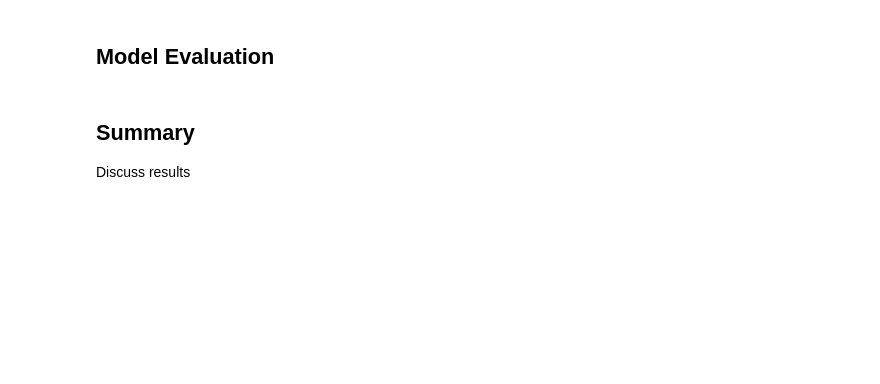
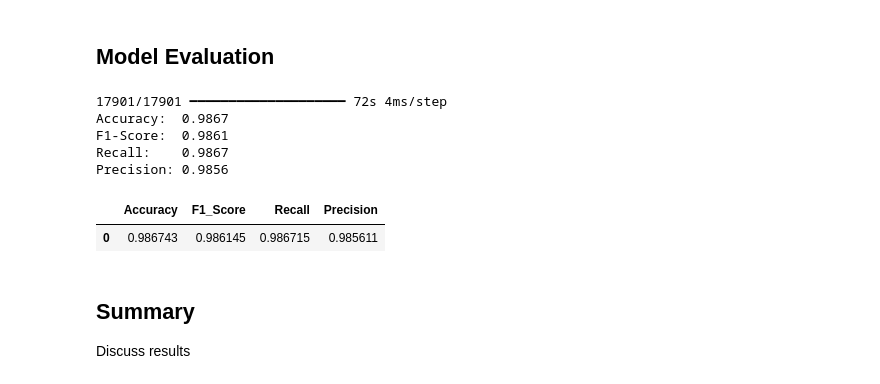
Before and after one commit to TamimDostyar/ds420Projects, a Jupyter notebook: project2/deeplearning/activity_DNN1.ipynb, the cells around one changed output. Saved outputs shown, nothing was run; the diff lists cells and outputs as text; code cells hidden in the pictures; blank space fills up the shorter version.

```diff
--- a/project2/deeplearning/activity_DNN1.ipynb
+++ b/project2/deeplearning/activity_DNN1.ipynb
@@ -47,3 +23,9 @@ print(df_test.shape)
 # %%
 X_train, y_train, X_test, y_test = prepare_for_train(df_train, df_test)
+# %%
+from sklearn.preprocessing import LabelEncoder
+
+encoder = LabelEncoder()
+y_train_encoded = encoder.fit_transform(y_train)
+y_test_encoded = encoder.transform(y_test)
 # %% [markdown]
@@ -81,7 +140,15 @@ history = best_model.fit(X_train, y_train, epochs=20, validation_split=0.2)
 # %%
 y_test_hat = best_model.predict(X_test)
 y_test_pred = np.argmax(y_test_hat, axis=1)
-compute_scores(y_test, y_test_pred, verbose=True)
+compute_scores(y_test_encoded, y_test_pred, verbose=True)
+# %% [output]
+17901/17901 ━━━━━━━━━━━━━━━━━━━━ 72s 4ms/step
+Accuracy:  0.9867
+F1-Score:  0.9861
+Recall:    0.9867
+Precision: 0.9856
+|  | Accuracy | F1_Score | Recall | Precision |
+| 0 | 0.986743 | 0.986145 | 0.986715 | 0.985611 |
 # %% [markdown]
 ## Summary
 
```
Also changed, not shown: parts of 15 cells of this notebook, 3 other files.
